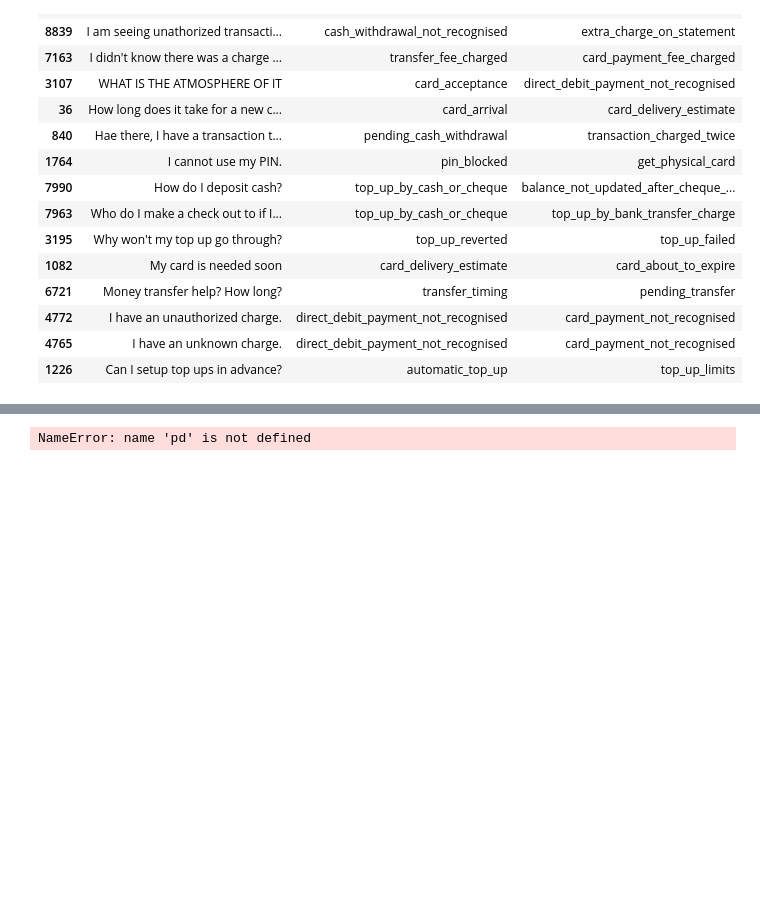
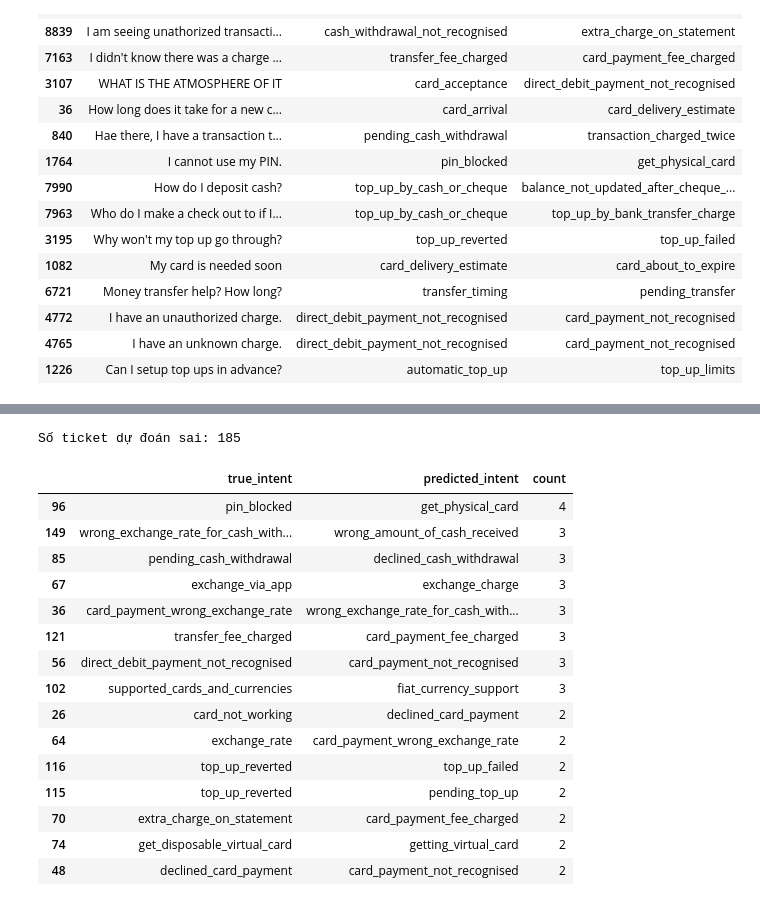
Before and after one commit to thanhteddyyy/banking77-triage, a Jupyter notebook: notebooks/01_eda_and_baseline.ipynb, the cells around one changed output, grey strips where cells are left out. Drawn from its saved outputs; the diff is of its cells as text; code cells hidden in the pictures; blank space fills up the shorter version.

```diff
--- a/notebooks/01_eda_and_baseline.ipynb
+++ b/notebooks/01_eda_and_baseline.ipynb
@@ -348,30 +347,45 @@ svm_errors có tồn tại: False
 # %%
 svm_results = pd.DataFrame({
     "text": X_val.to_numpy(),
     "true_intent": [
-        label_feature.int2str(label)
-        for label in y_val.to_numpy()
+        label_feature.int2str(int(label))
+        for label in y_val
     ],
     "predicted_intent": [
-        label_feature.int2str(label)
+        label_feature.int2str(int(label))
         for label in svm_val_pred
     ]
 })
 
 svm_errors = svm_results[
     svm_results["true_intent"] != svm_results["predicted_intent"]
 ].copy()
-
-print("Số ticket dự đoán sai:", len(svm_errors))
 
 top_confusions = (
     svm_errors
     .groupby(["true_intent", "predicted_intent"])
     .size()
     .reset_index(name="count")
     .sort_values("count", ascending=False)
 )
 
+print("Số ticket dự đoán sai:", len(svm_errors))
 display(top_confusions.head(15))
 # %% [output]
-NameError: name 'pd' is not defined
+Số ticket dự đoán sai: 185
+|  | true_intent | predicted_intent | count |
+| 96 | pin_blocked | get_physical_card | 4 |
+| 149 | wrong_exchange_rate_for_cash_with... | wrong_amount_of_cash_received | 3 |
+| 85 | pending_cash_withdrawal | declined_cash_withdrawal | 3 |
+| 67 | exchange_via_app | exchange_charge | 3 |
+| 36 | card_payment_wrong_exchange_rate | wrong_exchange_rate_for_cash_with... | 3 |
+| 121 | transfer_fee_charged | card_payment_fee_charged | 3 |
+| 56 | direct_debit_payment_not_recognised | card_payment_not_recognised | 3 |
+| 102 | supported_cards_and_currencies | fiat_currency_support | 3 |
+| 26 | card_not_working | declined_card_payment | 2 |
+| 64 | exchange_rate | card_payment_wrong_exchange_rate | 2 |
+| 116 | top_up_reverted | top_up_failed | 2 |
+| 115 | top_up_reverted | pending_top_up | 2 |
+| 70 | extra_charge_on_statement | card_payment_fee_charged | 2 |
+| 74 | get_disposable_virtual_card | getting_virtual_card | 2 |
+| 48 | declined_card_payment | card_payment_not_recognised | 2 |
```
Also changed, not shown: parts of 8 cells of this notebook, 4 other files.
